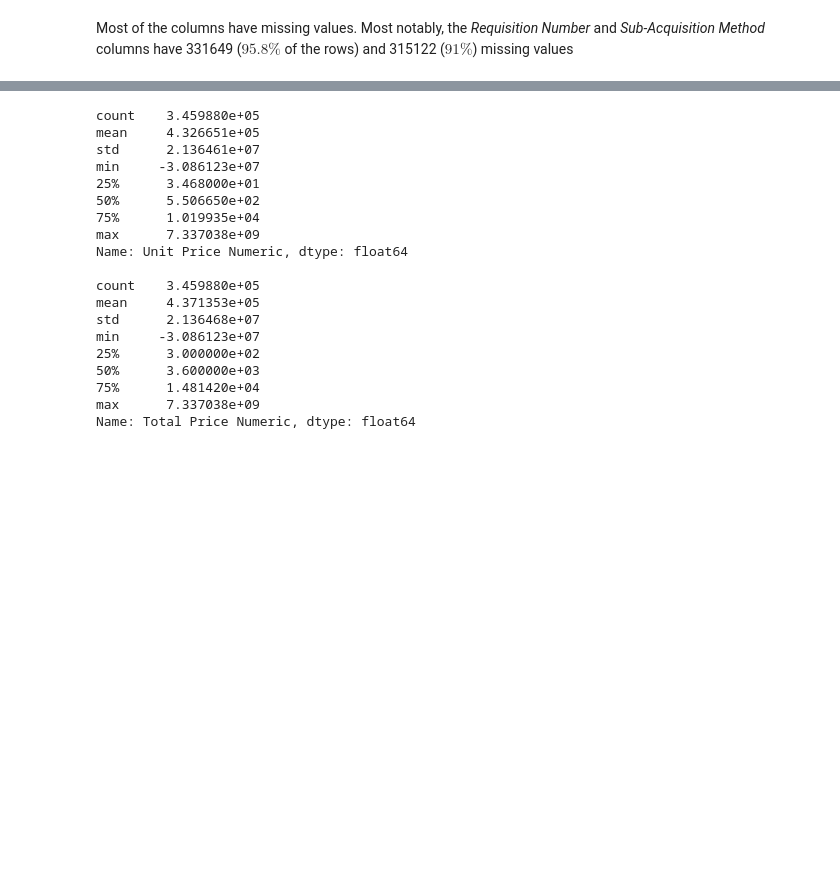
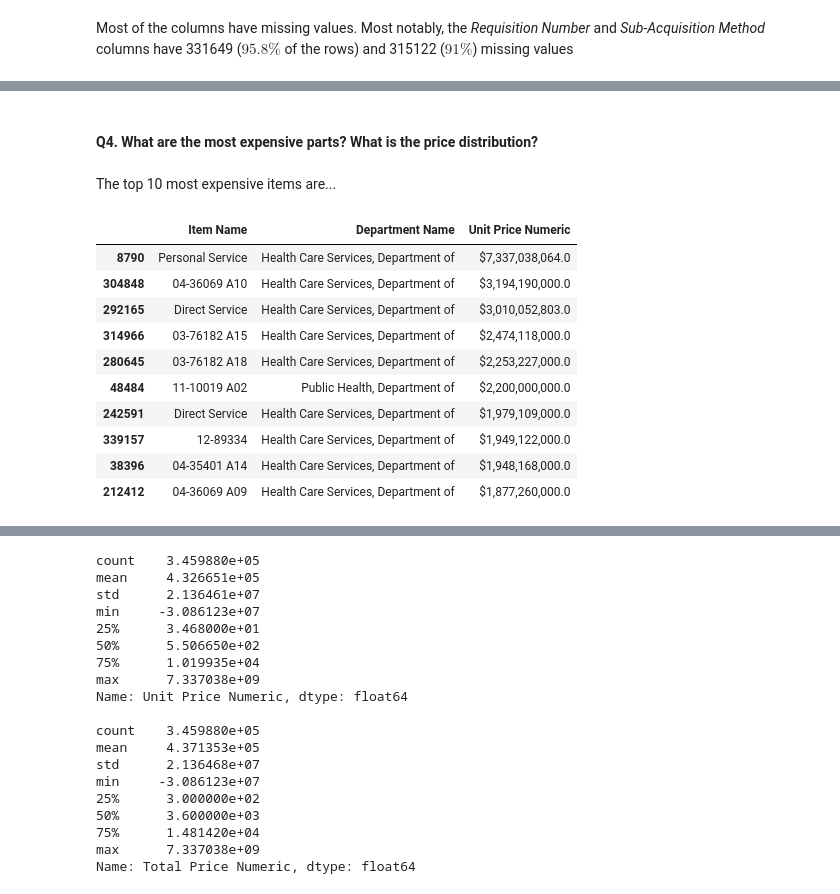
Before and after one commit to mEyob/ds-challenge, a Jupyter notebook: analysis.ipynb, the cells around one changed output, grey strips where cells are left out. Saved outputs shown, nothing was run; the diff lists cells and outputs as text; code cells hidden in the pictures; blank space fills up the shorter version.

```diff
--- a/analysis.ipynb
+++ b/analysis.ipynb
@@ -258,0 +238,21 @@ top10_expensive
+# %% [markdown]
+#### Q4. What are the most expensive parts? What is the price distribution?
+# %% [markdown]
+The top 10 most expensive items are...
+# %%
+top10_expensive = df.loc[df["Unit Price"].notna(), ["Item Name", "Department Name","Unit Price Numeric"]]\
+  .sort_values("Unit Price Numeric", ascending=False).head(10)
+top10_expensive["Unit Price Numeric"]=top10_expensive["Unit Price Numeric"].apply(lambda x: f"${x:,}")
+top10_expensive
+# %% [output]
+|  | Item Name | Department Name | Unit Price Numeric |
+| 8790 | Personal Service | Health Care Services, Department of | $7,337,038,064.0 |
+| 304848 | 04-36069 A10 | Health Care Services, Department of | $3,194,190,000.0 |
+| 292165 | Direct Service | Health Care Services, Department of | $3,010,052,803.0 |
+| 314966 | 03-76182 A15 | Health Care Services, Department of | $2,474,118,000.0 |
+| 280645 | 03-76182 A18 | Health Care Services, Department of | $2,253,227,000.0 |
+| 48484 | 11-10019 A02 | Public Health, Department of | $2,200,000,000.0 |
+| 242591 | Direct Service | Health Care Services, Department of | $1,979,109,000.0 |
+| 339157 | 12-89334 | Health Care Services, Department of | $1,949,122,000.0 |
+| 38396 | 04-35401 A14 | Health Care Services, Department of | $1,948,168,000.0 |
+| 212412 | 04-36069 A09 | Health Care Services, Department of | $1,877,260,000.0 |
```
Also changed, not shown: parts of 19 cells of this notebook.
